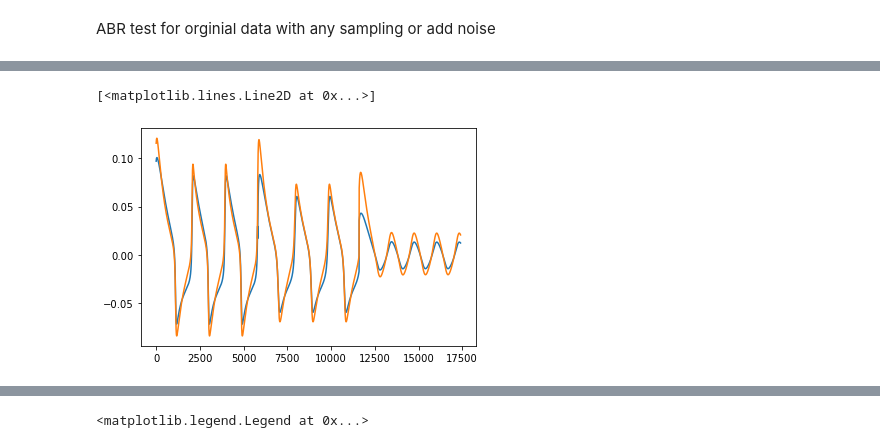
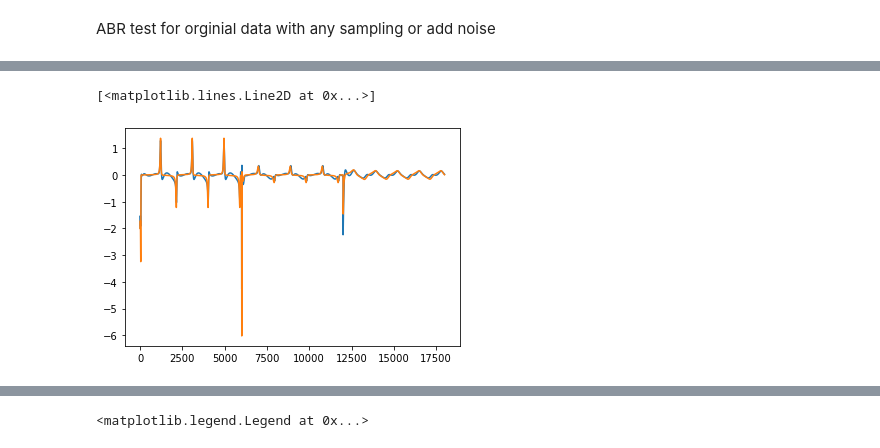
Before and after one commit to onionpork/sparsemyxo, a Jupyter notebook: abr.ipynb, the cells around one changed output, grey strips where cells are left out. Cells and saved outputs as stored; diff of their text form; code cells hidden in the pictures.

```diff
--- a/abr.ipynb
+++ b/abr.ipynb
@@ -81,0 +78,4 @@ array([ 0.        ,  0.        ,  0.26915322, -0.        , -0.        ,
+# %%
+clf = linear_model.Lasso(alpha=1e-5, fit_intercept=False, max_iter=1e4)
+clf.fit(theta, dpop_diff.T)
+Xi_std = clf.coef_
@@ -95,0 +112,4 @@ Name: lr, dtype: float64
+# %%
+theta = theta/ (np.linalg.norm(theta,axis = 0))
+m,n = theta.shape
+n
@@ -96,6 +230,22 @@ Name: lr, dtype: float64
+# %%
+zero_idx = []
+for i in range(6):
+    tmp = [j for j in range(84) if j not in remain_index[i]]
+    zero_idx.append(tmp)
+# %%
+# important, keep
+theta_dic = {}
+for i, term in enumerate(label):
+    theta_dic[term] = theta[:, remain_index[i]]
+    clf
+    # clf = linear_model.Lasso(alpha=0.0002, fit_intercept=False, max_iter=1e4)
+    # clf.fit(theta_dic[term],dpop_diff[i].T)
+    # Xi_curr = clf.coef_
+    Xi_curr = ut.sparsifyDynamics(theta_dic[term], np.expand_dims(dpop_diff[i].T,1), 0.001)
+    df_prior[term].iloc[remain_index[i]] = Xi_curr.T[0]
 # %%
-plt.plot(theta.dot(Xi_std.T)[:,2])
-plt.plot(dpop_data[2])
+plt.plot(theta.dot(df_prior['la']))
+plt.plot(dpop_data[0])
 # %% [output]
 [<matplotlib.lines.Line2D at 0x...>]
-[figure, old version]
+[figure, new version]
```
Also changed, not shown: parts of 52 cells of this notebook, 27 other files.
